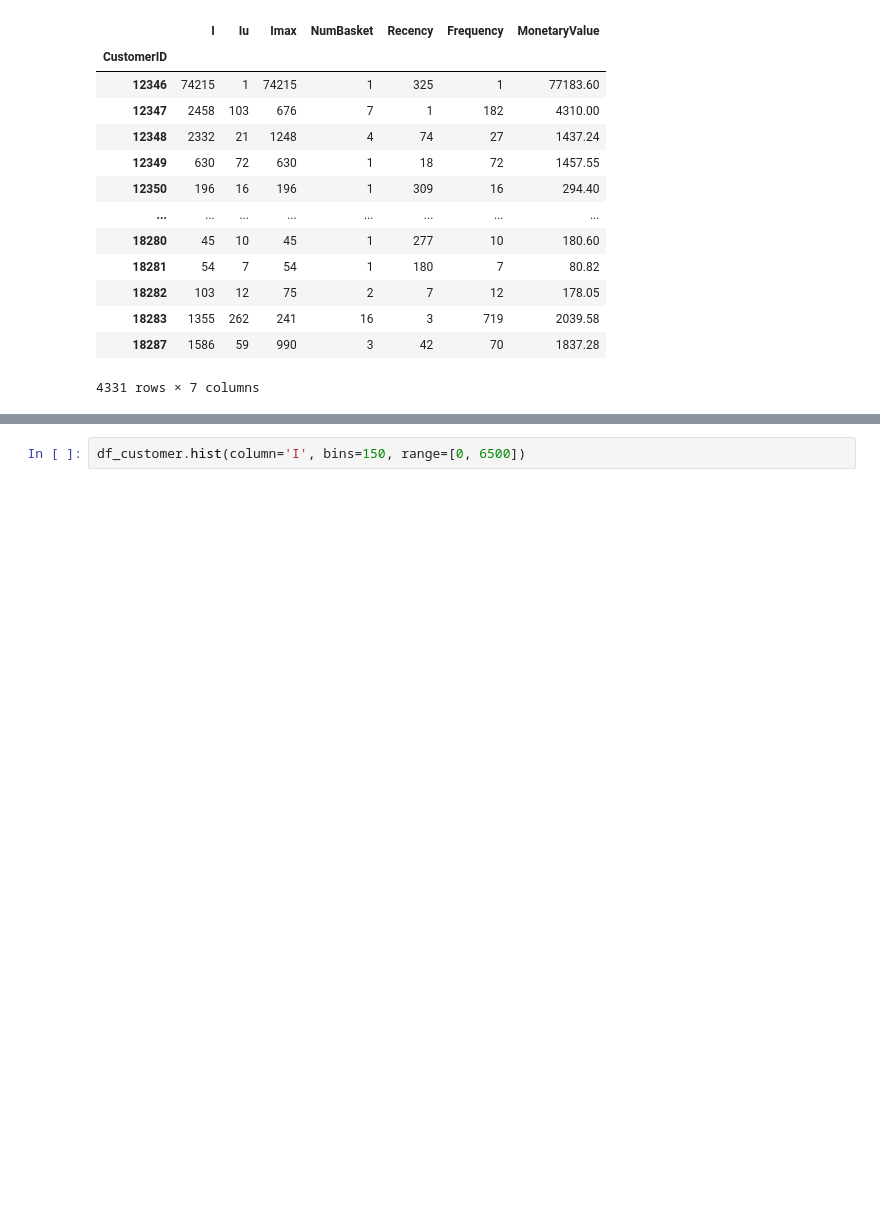
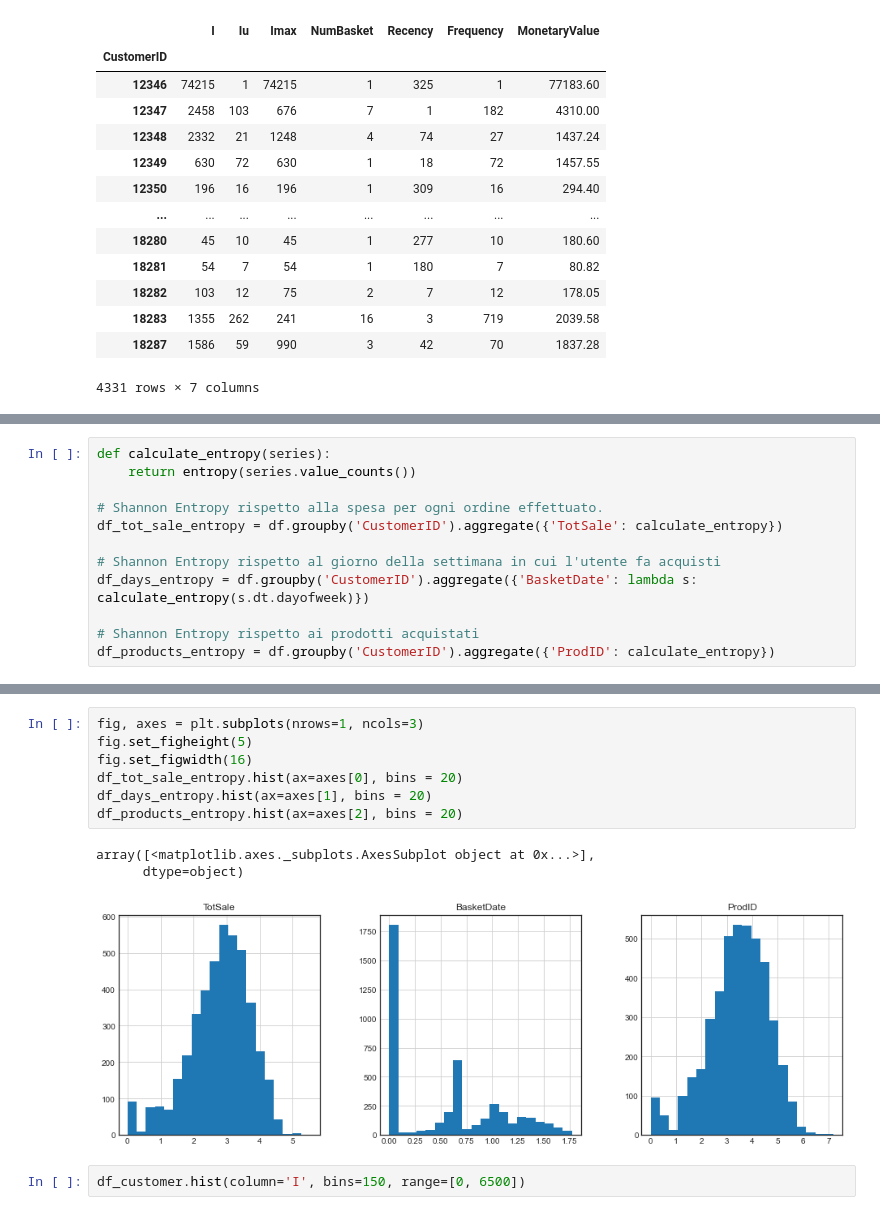
Before and after one commit to saramont/customer_supermarket_analysis, a Jupyter notebook: data_transformation.ipynb, the cells around one changed output, grey strips where cells are left out. Cells and saved outputs as stored; diff of their text form; blank space fills up the shorter version.

```diff
--- a/data_transformation.ipynb
+++ b/data_transformation.ipynb
@@ -138,0 +128,12 @@ df_customer.describe()
+# %%
+def calculate_entropy(series):
+    return entropy(series.value_counts())
+
+# Shannon Entropy rispetto alla spesa per ogni ordine effettuato.
+df_tot_sale_entropy = df.groupby('CustomerID').aggregate({'TotSale': calculate_entropy})
+
+# Shannon Entropy rispetto al giorno della settimana in cui l'utente fa acquisti
+df_days_entropy = df.groupby('CustomerID').aggregate({'BasketDate': lambda s: calculate_entropy(s.dt.dayofweek)})
+
+# Shannon Entropy rispetto ai prodotti acquistati
+df_products_entropy = df.groupby('CustomerID').aggregate({'ProdID': calculate_entropy})
@@ -139,3 +155,14 @@ df_customer.describe()
+# %%
+fig, axes = plt.subplots(nrows=1, ncols=3)
+fig.set_figheight(5)
+fig.set_figwidth(16)
+df_tot_sale_entropy.hist(ax=axes[0], bins = 20)
+df_days_entropy.hist(ax=axes[1], bins = 20)
+df_products_entropy.hist(ax=axes[2], bins = 20)
+# %% [output]
+array([<matplotlib.axes._subplots.AxesSubplot object at 0x...>],
+      dtype=object)
+[figure, added]
 # %%
 df_customer.hist(column='I', bins=150, range=[0, 6500])
 # %% [output]
```
Also changed, not shown: parts of 3 cells of this notebook.
